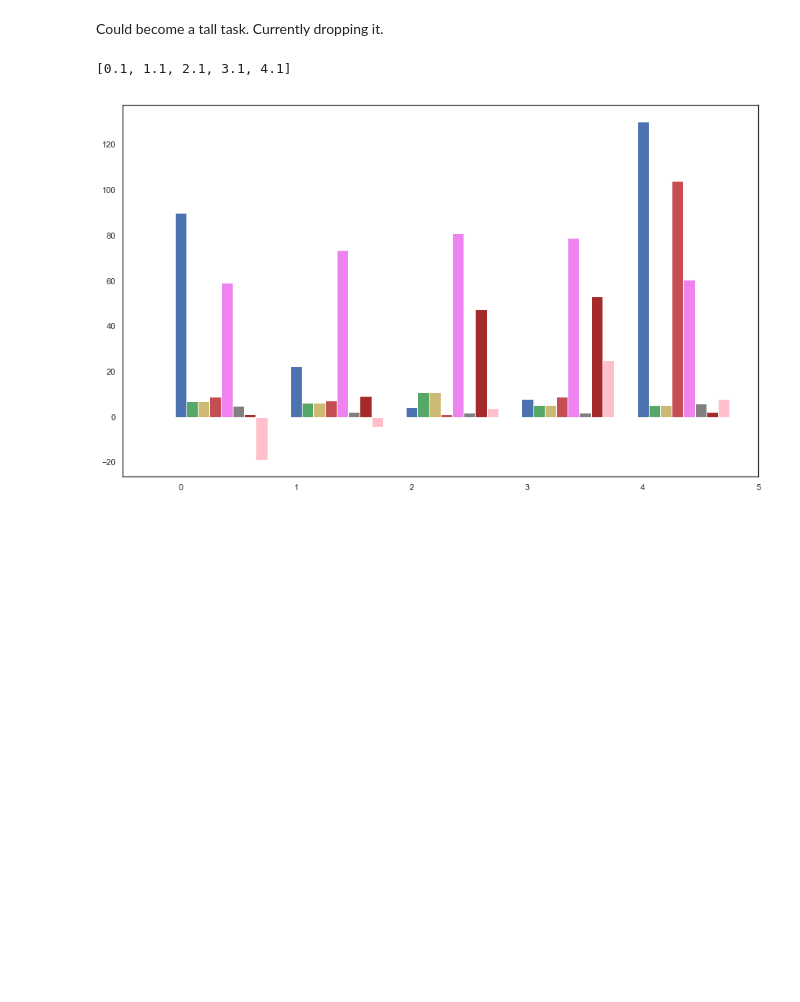
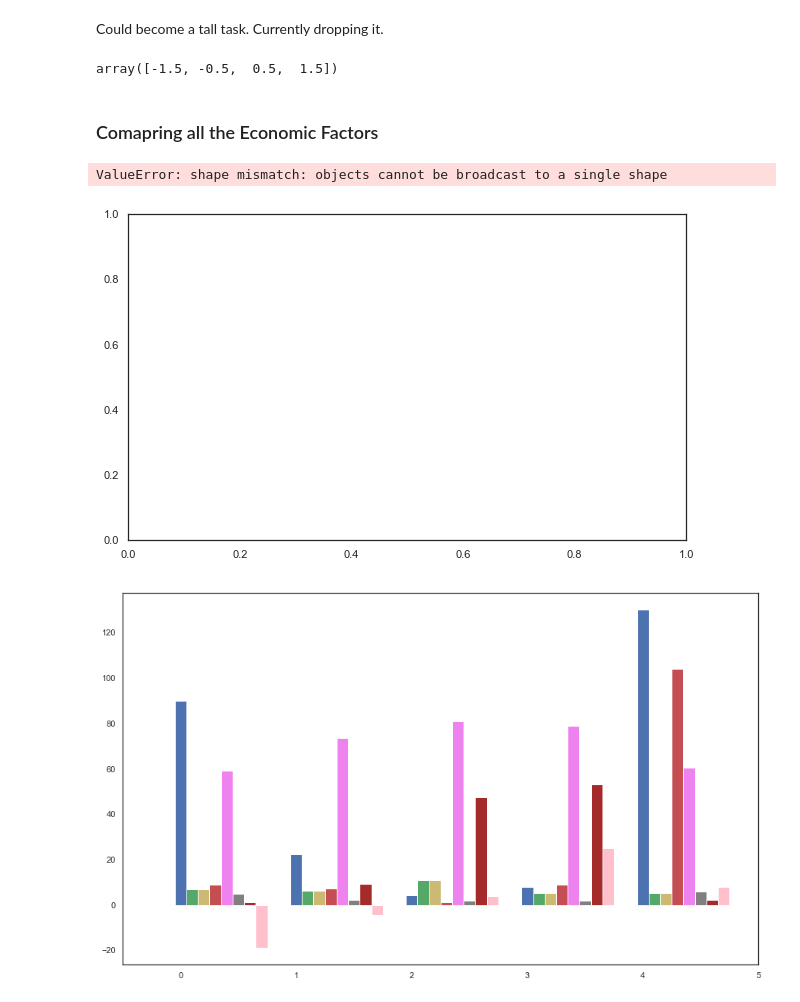
Before and after one commit to patwadeepak/help_country, a Jupyter notebook: Untitled.ipynb, the cells around one changed output. Saved outputs shown, nothing was run; the diff lists cells and outputs as text; code cells hidden in the pictures; blank space fills up the shorter version.

Commit message:
Another try to center the plots to x axis ticks.

```diff
--- a/Untitled.ipynb
+++ b/Untitled.ipynb
@@ -271,5 +257,20 @@ w = 0.10
+# %%
+r = range(0,n+2)
+diff = list(np.array(r) - np.array(r).mean())
+# %%
+diff = diff[1:-1]
 # %%
-r1 = range(len(avg))
+r1 = np.array(range(n))
+r1 = list(r1 + np.array(diff))
+
+
 r2 = [x + w for x in r1]
 r3 = [x + w for x in r2]
+r4 = [x + w for x in r3]
+# %%
+r1 = np.array(range(n))
+r1
+np.array(diff)
+# %% [output]
+array([-1.5, -0.5,  0.5,  1.5])
 # %%
@@ -278,8 +279,15 @@ r5 = [x + w for x in r4]
 r6 = [x + w for x in r5]
 r7 = [x + w for x in r6]
 r8 = [x + w for x in r7]
-# %%
-r2
-# %% [output]
-[0.1, 1.1, 2.1, 3.1, 4.1]
+# %% [markdown]
+### Comapring all the Economic Factors
+# %%
+
+plt.bar(r1, avg['inflation'] , color='#35477d', width=w,edgecolor='white', label='Inflation')
+plt.bar(r2, avg['gdpp']/1000 , color='#6c5b7b', width=w, edgecolor='white', label='GDPP')
+plt.bar(r3, avg['trade_bal'] , color='#c06c84', width=w,edgecolor='white', label='Trade Balance')
+plt.bar(r4, avg['income']/1000 , color='#f67280', width=w, edgecolor='white', label='Income')
+# %% [output]
+ValueError: shape mismatch: objects cannot be broadcast to a single shape
+[figure, added]
 # %%
```
Also changed, not shown: parts of 6 cells of this notebook.
